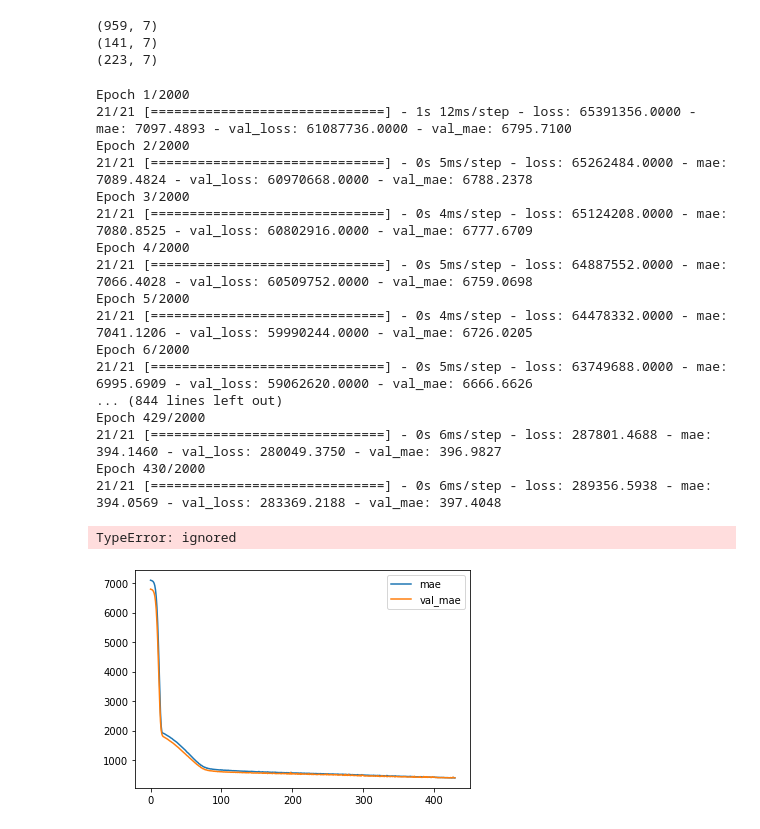
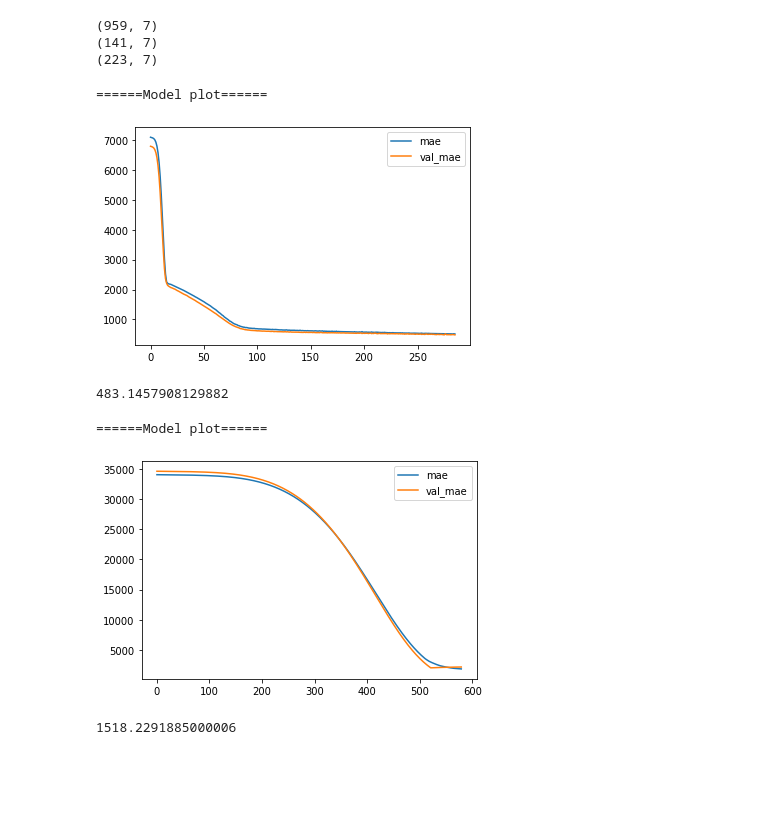
Before and after one commit to MahyarFardin/Neural-Networks, a Jupyter notebook: ANN/Insurance_Charges/SplittedData/Insurance_Charges_Predicion.ipynb, the cells around one changed output. Saved outputs shown, nothing was run; the diff lists cells and outputs as text; code cells hidden in the pictures; blank space fills up the shorter version.

Commit message:
Have to make 3 separeted models

```diff
--- a/ANN/Insurance_Charges/SplittedData/Insurance_Charges_Predicion.ipynb
+++ b/ANN/Insurance_Charges/SplittedData/Insurance_Charges_Predicion.ipynb
@@ -77,7 +77,7 @@ xtrain3,xtest3,ytrain3,ytest3=train_test_split(x,y)
 # %%
 es=EarlyStopping(patience=20)
 # %%
-def Model(charges, n, xtrain, xtest, ytrain, ytest):
+def Model(t,n, xtrain, ytrain):
   model= Sequential()
 
   model.add(Dense(16, activation="relu"))
@@ -87,34 +87,16 @@ def Model(charges, n, xtrain, xtest, ytrain, ytest):
 
   model.compile(loss="mse", optimizer="adam", metrics=["mae"])
 
-  model.fit(xtrain,ytrain, validation_split=.1, callbacks=EarlyStopping(patience=n), epochs=2000)
+  model.fit(xtrain,ytrain, validation_split=.1, callbacks=EarlyStopping(patience=n), epochs=1500, verbose=False)
   hist=pd.DataFrame(model.history.history)
 
+  print("======Model plot======")
+
   hist[["mae", "val_mae"]].plot()
-  sns.lineplot(y=[charges for p in range(len(hist))], x=range(len(hist)))
-  sns.lineplot(y=[sum(charges)/len(charges) for p in range(len(hist))], x=range(len(hist)))
-  plt.legend(["mae","val_mae","min","mean"])
 
-  model.save("first.h5")
+  model.save(str(t)+".h5")
 # %%
-Model(group1["charges"],10,xtrain1,xtest1,ytrain1,ytest1)
+Model(1,10,xtrain1,ytrain1)
 # %% [output]
-Epoch 1/2000
-21/21 [==============================] - 1s 12ms/step - loss: 65391356.0000 - mae: 7097.4893 - val_loss: 61087736.0000 - val_mae: 6795.7100
-Epoch 2/2000
-21/21 [==============================] - 0s 5ms/step - loss: 65262484.0000 - mae: 7089.4824 - val_loss: 60970668.0000 - val_mae: 6788.2378
-Epoch 3/2000
-21/21 [==============================] - 0s 4ms/step - loss: 65124208.0000 - mae: 7080.8525 - val_loss: 60802916.0000 - val_mae: 6777.6709
-Epoch 4/2000
-21/21 [==============================] - 0s 5ms/step - loss: 64887552.0000 - mae: 7066.4028 - val_loss: 60509752.0000 - val_mae: 6759.0698
-Epoch 5/2000
-21/21 [==============================] - 0s 4ms/step - loss: 64478332.0000 - mae: 7041.1206 - val_loss: 59990244.0000 - val_mae: 6726.0205
-Epoch 6/2000
-21/21 [==============================] - 0s 5ms/step - loss: 63749688.0000 - mae: 6995.6909 - val_loss: 59062620.0000 - val_mae: 6666.6626
-... (844 lines left out)
-Epoch 429/2000
-21/21 [==============================] - 0s 6ms/step - loss: 287801.4688 - mae: 394.1460 - val_loss: 280049.3750 - val_mae: 396.9827
-Epoch 430/2000
-21/21 [==============================] - 0s 6ms/step - loss: 289356.5938 - mae: 394.0569 - val_loss: 283369.2188 - val_mae: 397.4048
+======Model plot======
-TypeError: ignored
-[figure, old version]
+[figure, new version]
@@ -121,2 +107,9 @@ TypeError: ignored
+# %%
+mean_absolute_error(prediction1, ytest1)
+# %% [output]
+483.1457908129882
 # %%
-Model(10,xtrain2,xtest2,ytrain2,ytest2)
+Model(2,13,xtrain2,ytrain2)
+# %% [output]
+======Model plot======
+[figure, added]
@@ -122,0 +120,4 @@ Model(10,xtrain2,xtest2,ytrain2,ytest2)
+# %%
+mean_absolute_error(prediction2, ytest2)
+# %% [output]
+1518.2291885000006
```
Also changed, not shown: parts of 9 cells of this notebook.
